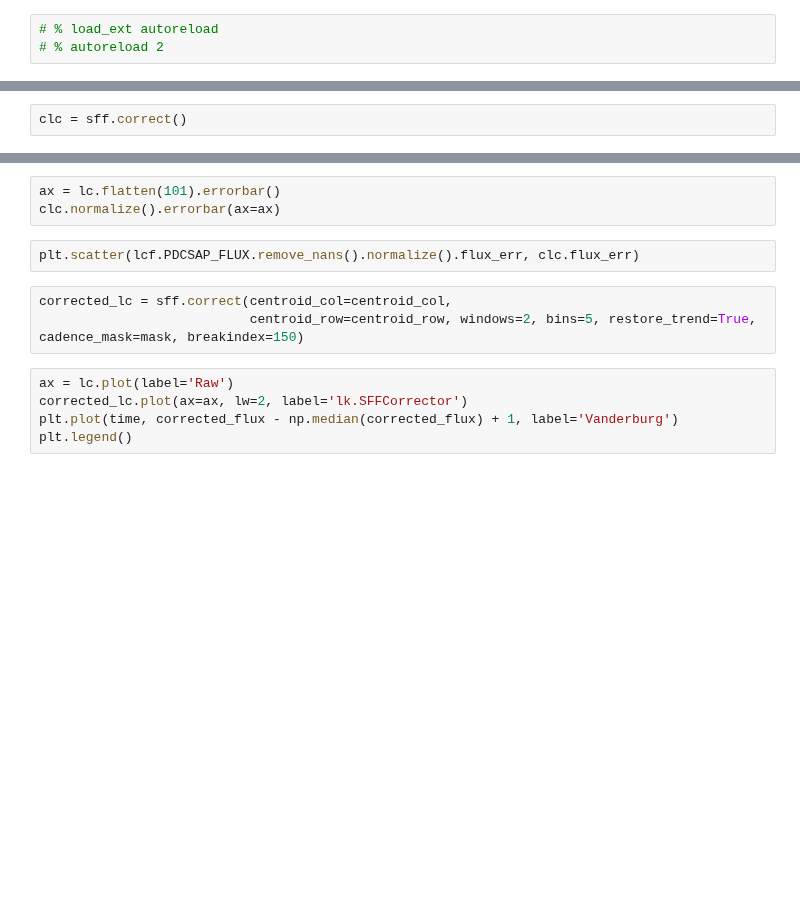
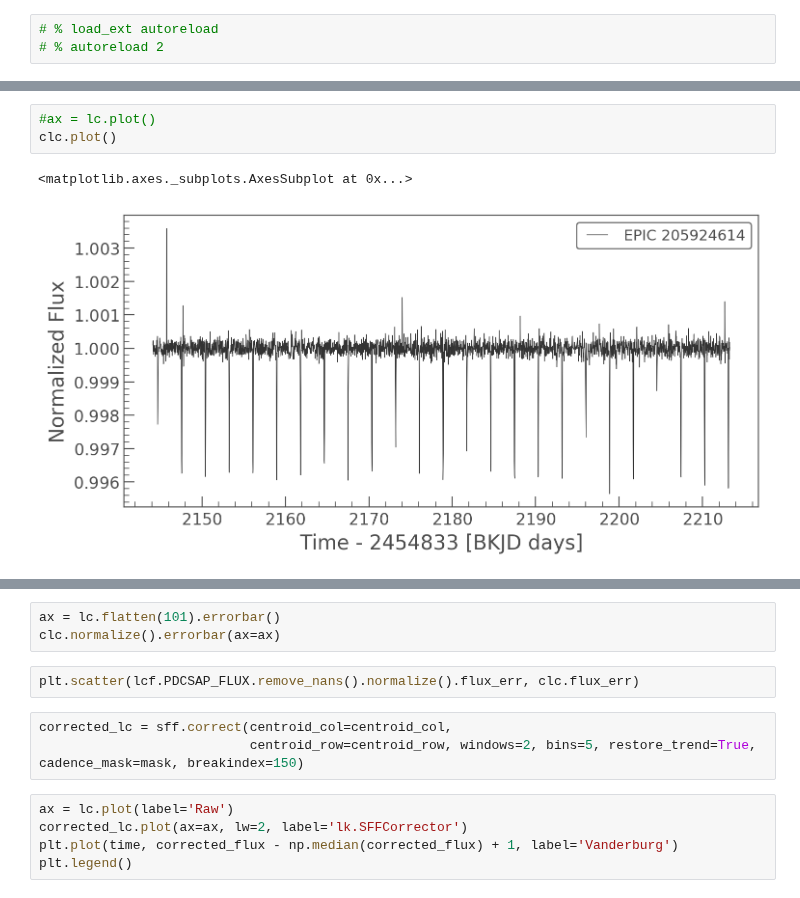
Before and after one commit to christinahedges/lightkurve, a Jupyter notebook: lightkurve/correctors/sandbox/dev.ipynb, the cells around one changed output, grey strips where cells are left out. Cells and saved outputs as stored; diff of their text form; blank space fills up the shorter version.

```diff
--- a/lightkurve/correctors/sandbox/dev.ipynb
+++ b/lightkurve/correctors/sandbox/dev.ipynb
@@ -20,2 +14,0 @@ sff = lc.remove_nans().to_corrector()
-# %%
-clc = sff.correct()
@@ -35,0 +23,6 @@ plt.pcolormesh(sff.X[0].values.T)
+# %%
+#ax = lc.plot()
+clc.plot()
+# %% [output]
+<matplotlib.axes._subplots.AxesSubplot at 0x...>
+[figure, added]
```
Also changed, not shown: parts of 18 cells of this notebook, 2 other files.
